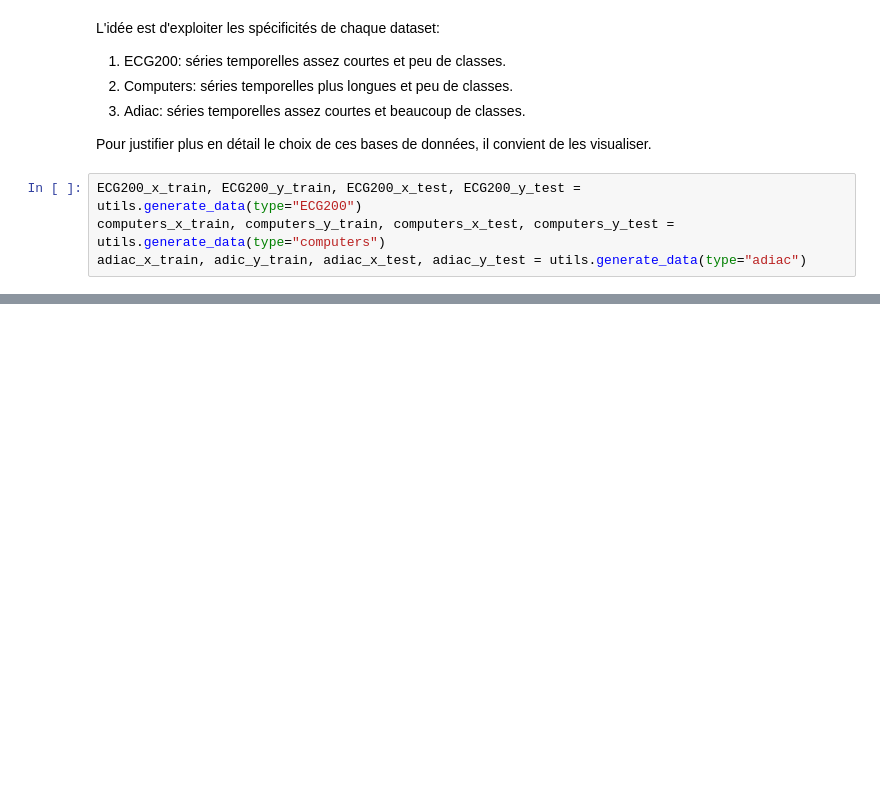
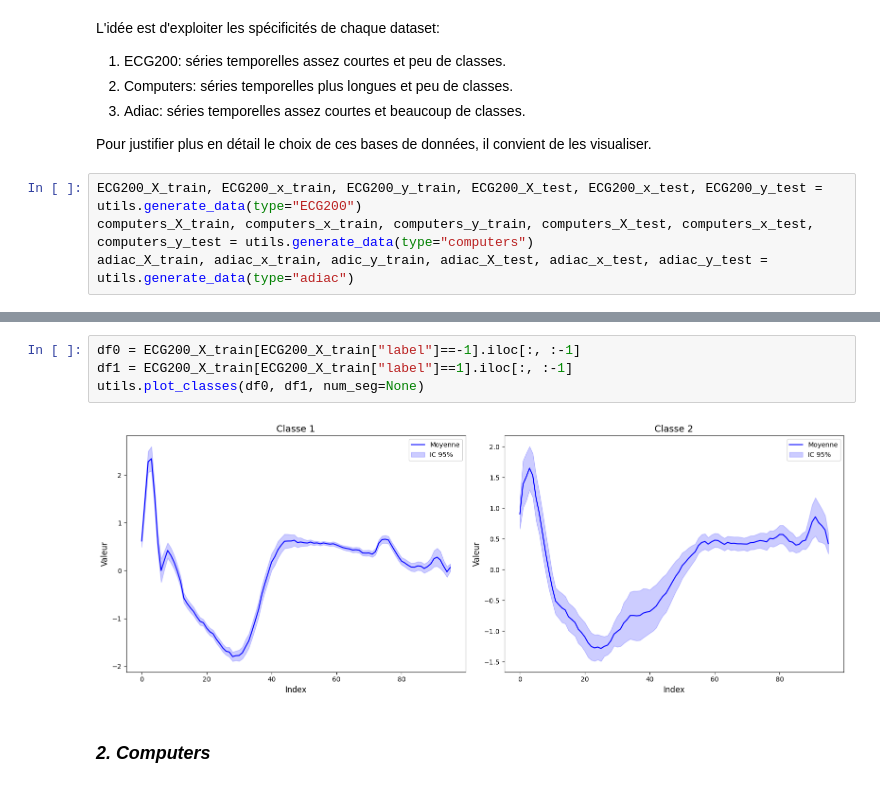
Before and after one commit to NailKhelifa/MVA_Times_Series_ML_Homeworks, a Jupyter notebook: Final_project/main.ipynb, the cells around one changed output, grey strips where cells are left out. Drawn from its saved outputs; the diff is of its cells as text; blank space fills up the shorter version.

```diff
--- a/Final_project/main.ipynb
+++ b/Final_project/main.ipynb
@@ -184,6 +188,6 @@ L'idée est d'exploiter les spécificités de chaque dataset:
 
 Pour justifier plus en détail le choix de ces bases de données, il convient de les visualiser.
 # %%
-ECG200_x_train, ECG200_y_train, ECG200_x_test, ECG200_y_test = utils.generate_data(type="ECG200")
-computers_x_train, computers_y_train, computers_x_test, computers_y_test = utils.generate_data(type="computers")
-adiac_x_train, adic_y_train, adiac_x_test, adiac_y_test = utils.generate_data(type="adiac")
+ECG200_X_train, ECG200_x_train, ECG200_y_train, ECG200_X_test, ECG200_x_test, ECG200_y_test = utils.generate_data(type="ECG200")
+computers_X_train, computers_x_train, computers_y_train, computers_X_test, computers_x_test, computers_y_test = utils.generate_data(type="computers")
+adiac_X_train, adiac_x_train, adic_y_train, adiac_X_test, adiac_x_test, adiac_y_test = utils.generate_data(type="adiac")
@@ -191,0 +223,8 @@ AttributeError: module 'utils' has no attribute 'generate_data'
+# %%
+df0 = ECG200_X_train[ECG200_X_train["label"]==-1].iloc[:, :-1]
+df1 = ECG200_X_train[ECG200_X_train["label"]==1].iloc[:, :-1]
+utils.plot_classes(df0, df1, num_seg=None)
+# %% [output]
+[figure, added]
+# %% [markdown]
+### *2. Computers*
```
Also changed, not shown: parts of 10 cells of this notebook, 1 other file.
